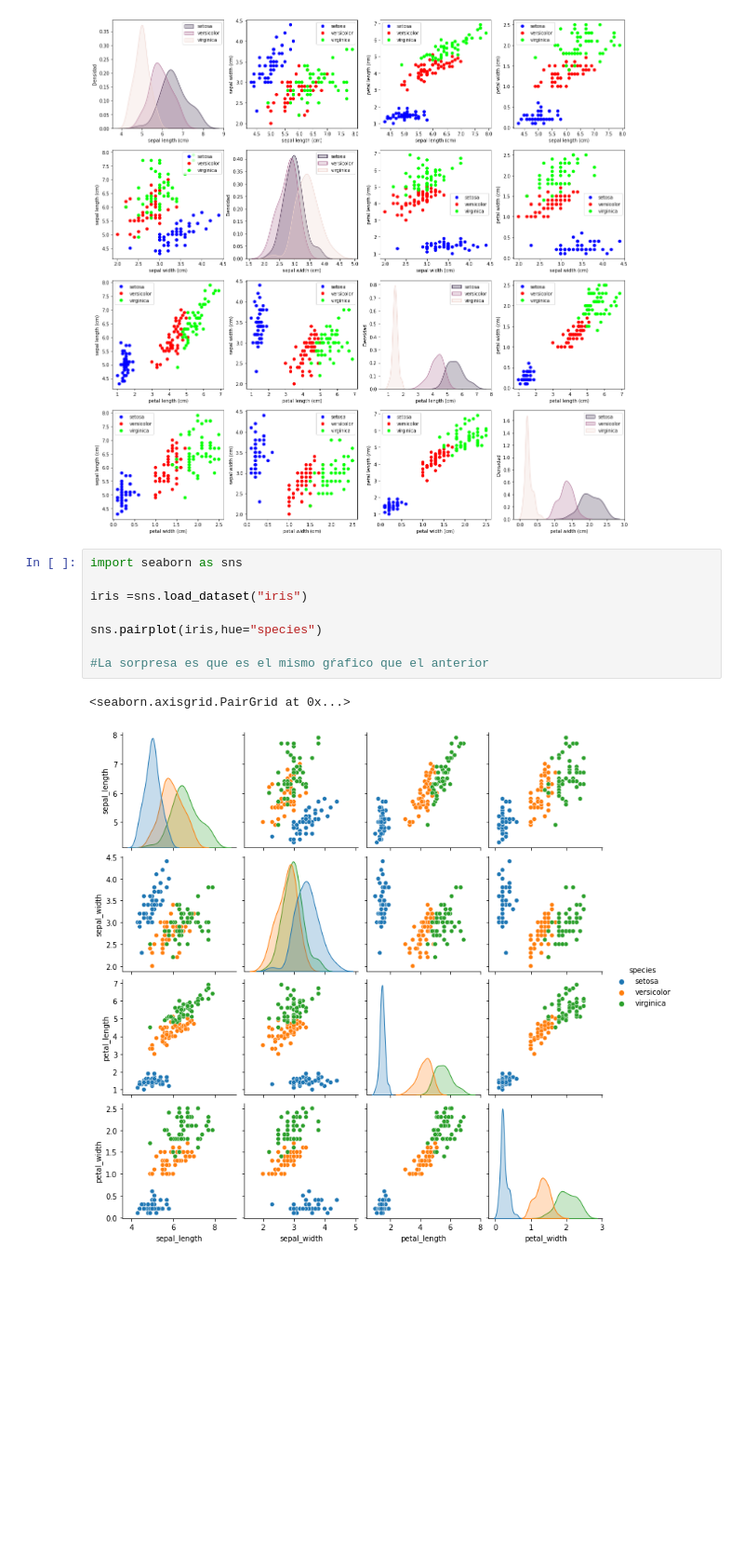
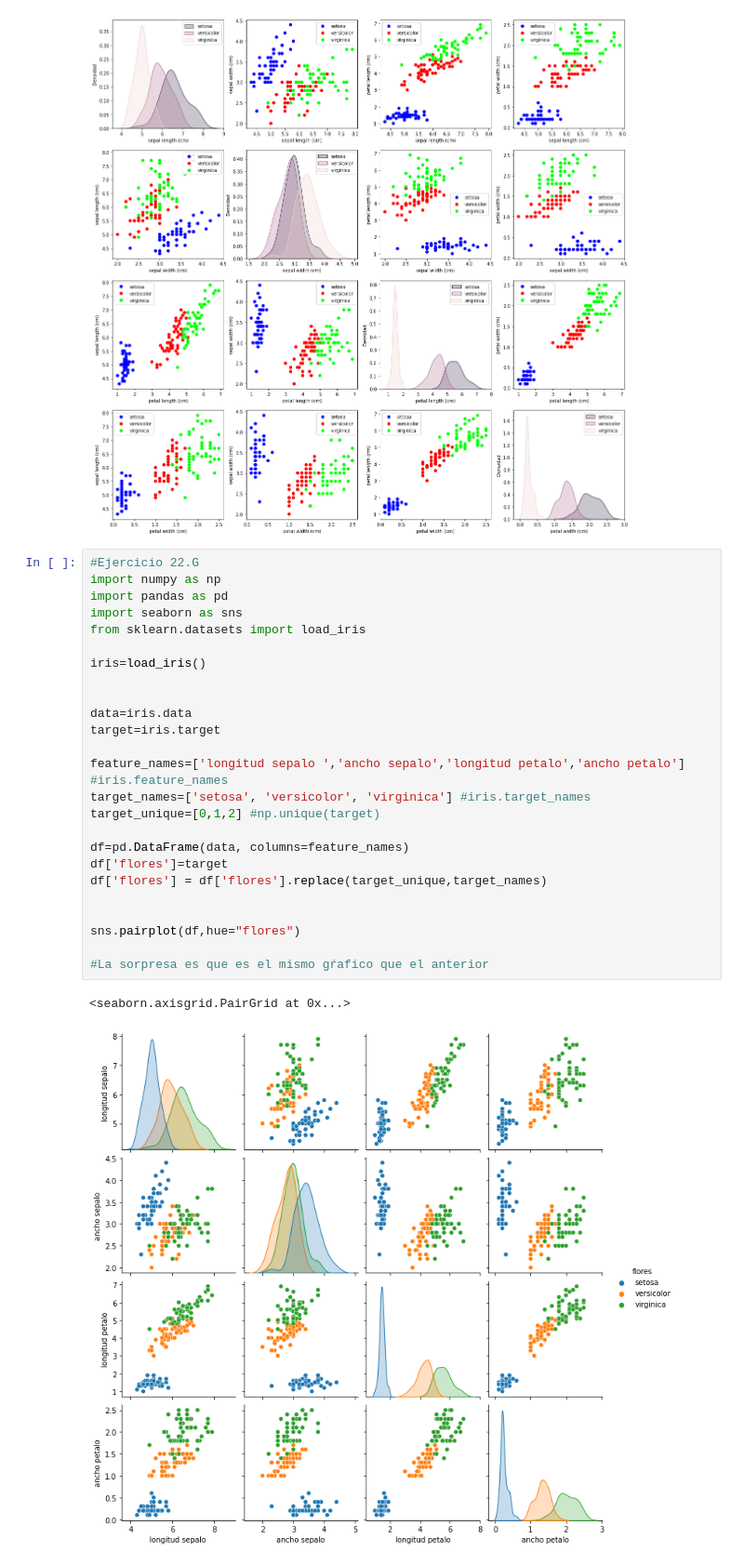
Before and after one commit to logongas/soluciones_ejercicios_modulo_pia, a Jupyter notebook: tema_04/ejercicios_tema_04.ipynb, the cells around one changed output. Shown at 93% size. Saved outputs shown, nothing was run; the diff lists cells and outputs as text; blank space fills up the shorter version.

Commit message:
usan pandas con load_iris

```diff
--- a/tema_04/ejercicios_tema_04.ipynb
+++ b/tema_04/ejercicios_tema_04.ipynb
@@ -924,17 +924,34 @@ for index_x in range(numero_caracteristicas):
             plot_single_kde(axes,x,target,label_x)
 # %% [output]
 [figure]
-# %%
-import seaborn as sns
-
-iris =sns.load_dataset("iris")
-
-sns.pairplot(iris,hue="species")
-
-#La sorpresa es que es el mismo gŕafico que el anterior
-# %% [output]
-<seaborn.axisgrid.PairGrid at 0x...>
-[figure, removed]
+# %%
+#Ejercicio 22.G
+import numpy as np
+import pandas as pd
+import seaborn as sns
+from sklearn.datasets import load_iris
+
+iris=load_iris()
+
+
+data=iris.data
+target=iris.target
+
+feature_names=['longitud sepalo ','ancho sepalo','longitud petalo','ancho petalo'] #iris.feature_names
+target_names=['setosa', 'versicolor', 'virginica'] #iris.target_names
+target_unique=[0,1,2] #np.unique(target)
+
+df=pd.DataFrame(data, columns=feature_names)
+df['flores']=target
+df['flores'] = df['flores'].replace(target_unique,target_names)
+
+
+sns.pairplot(df,hue="flores")
+
+#La sorpresa es que es el mismo gŕafico que el anterior
+# %% [output]
+<seaborn.axisgrid.PairGrid at 0x...>
+[figure, added]
 # %%
 #Ejercicio 23.A
 import numpy as np
```
Also changed, not shown: parts of 1 cell of this notebook.
